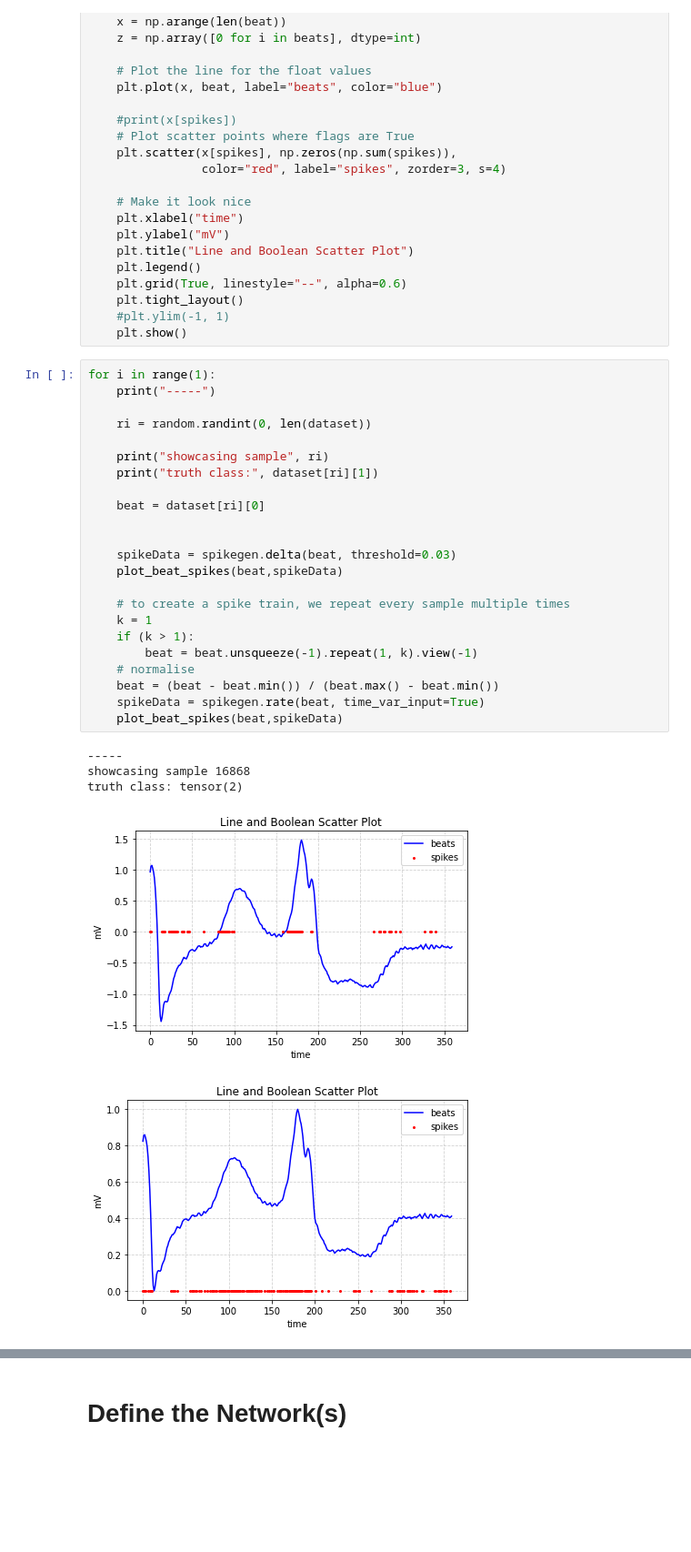
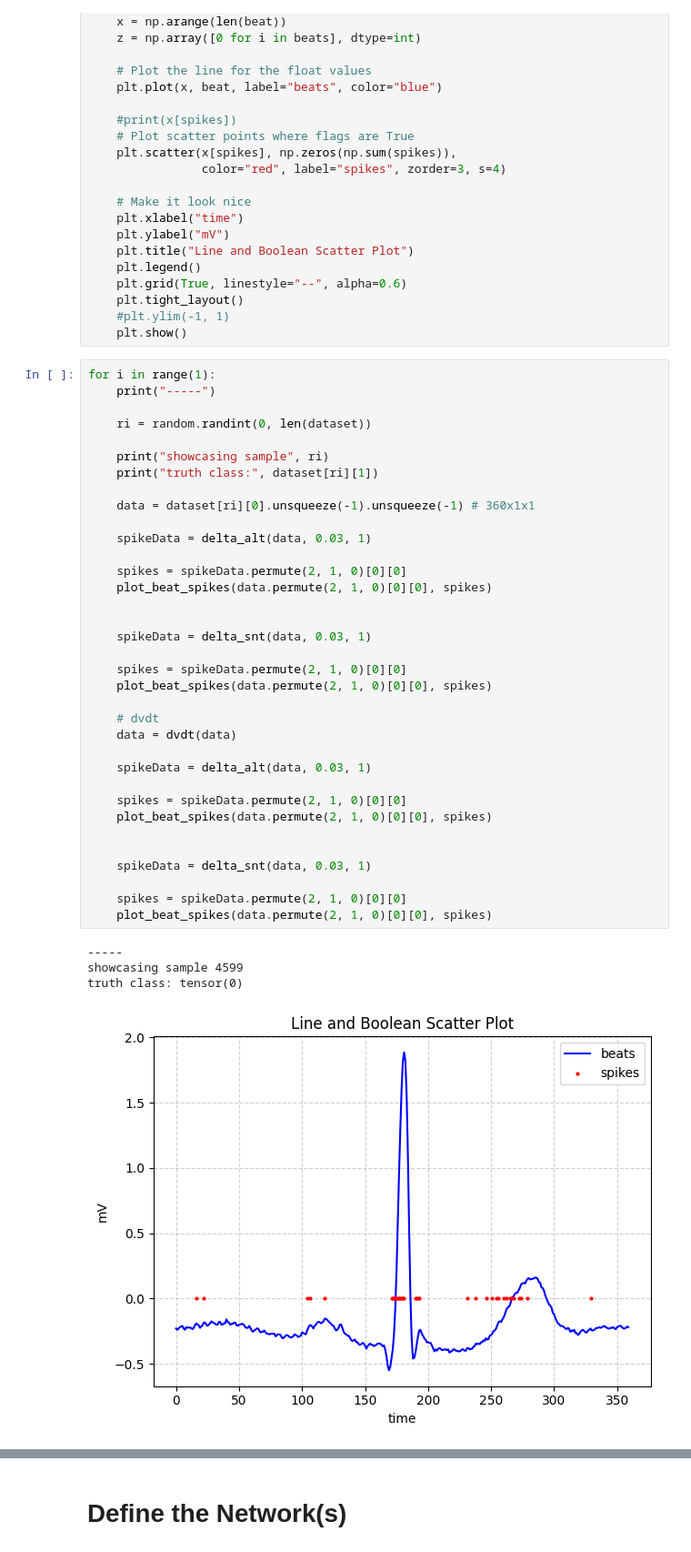
Before and after one commit to luke-li-2003/snnHeart, a Jupyter notebook: Test1.ipynb, the cells around one changed output, grey strips where cells are left out. Shown at 91% size. Cells and saved outputs as stored; diff of their text form; blank space fills up the shorter version.

```diff
--- a/Test1.ipynb
+++ b/Test1.ipynb
@@ -248,32 +338,43 @@ def plot_beat_spikes(beat, spikes):
     plt.tight_layout()
     #plt.ylim(-1, 1)
     plt.show()
-# %%
-for i in range(1):
-    print("-----")
-
-    ri = random.randint(0, len(dataset))
-
-    print("showcasing sample", ri)
-    print("truth class:", dataset[ri][1])
-
-    beat = dataset[ri][0]
-
-
-    spikeData = spikegen.delta(beat, threshold=0.03)
-    plot_beat_spikes(beat,spikeData)
-
-    # to create a spike train, we repeat every sample multiple times
-    k = 1
-    if (k > 1):
-        beat = beat.unsqueeze(-1).repeat(1, k).view(-1)
-    # normalise
-    beat = (beat - beat.min()) / (beat.max() - beat.min())
-    spikeData = spikegen.rate(beat, time_var_input=True)
-    plot_beat_spikes(beat,spikeData)
-# %% [output]
------
-showcasing sample 16868
-truth class: tensor(2)
-[figure, removed]
-[figure, removed]
+# %%
+for i in range(1):
+    print("-----")
+
+    ri = random.randint(0, len(dataset))
+
+    print("showcasing sample", ri)
+    print("truth class:", dataset[ri][1])
+
+    data = dataset[ri][0].unsqueeze(-1).unsqueeze(-1) # 360x1x1
+
+    spikeData = delta_alt(data, 0.03, 1)
+
+    spikes = spikeData.permute(2, 1, 0)[0][0]
+    plot_beat_spikes(data.permute(2, 1, 0)[0][0], spikes)
+
+
+    spikeData = delta_snt(data, 0.03, 1)
+
+    spikes = spikeData.permute(2, 1, 0)[0][0]
+    plot_beat_spikes(data.permute(2, 1, 0)[0][0], spikes)
+
+    # dvdt
+    data = dvdt(data)
+
+    spikeData = delta_alt(data, 0.03, 1)
+
+    spikes = spikeData.permute(2, 1, 0)[0][0]
+    plot_beat_spikes(data.permute(2, 1, 0)[0][0], spikes)
+
+
+    spikeData = delta_snt(data, 0.03, 1)
+
+    spikes = spikeData.permute(2, 1, 0)[0][0]
+    plot_beat_spikes(data.permute(2, 1, 0)[0][0], spikes)
+# %% [output]
+-----
+showcasing sample 4599
+truth class: tensor(0)
+[figure, added]
```
Also changed, not shown: parts of 13 cells of this notebook, 1 other file.
